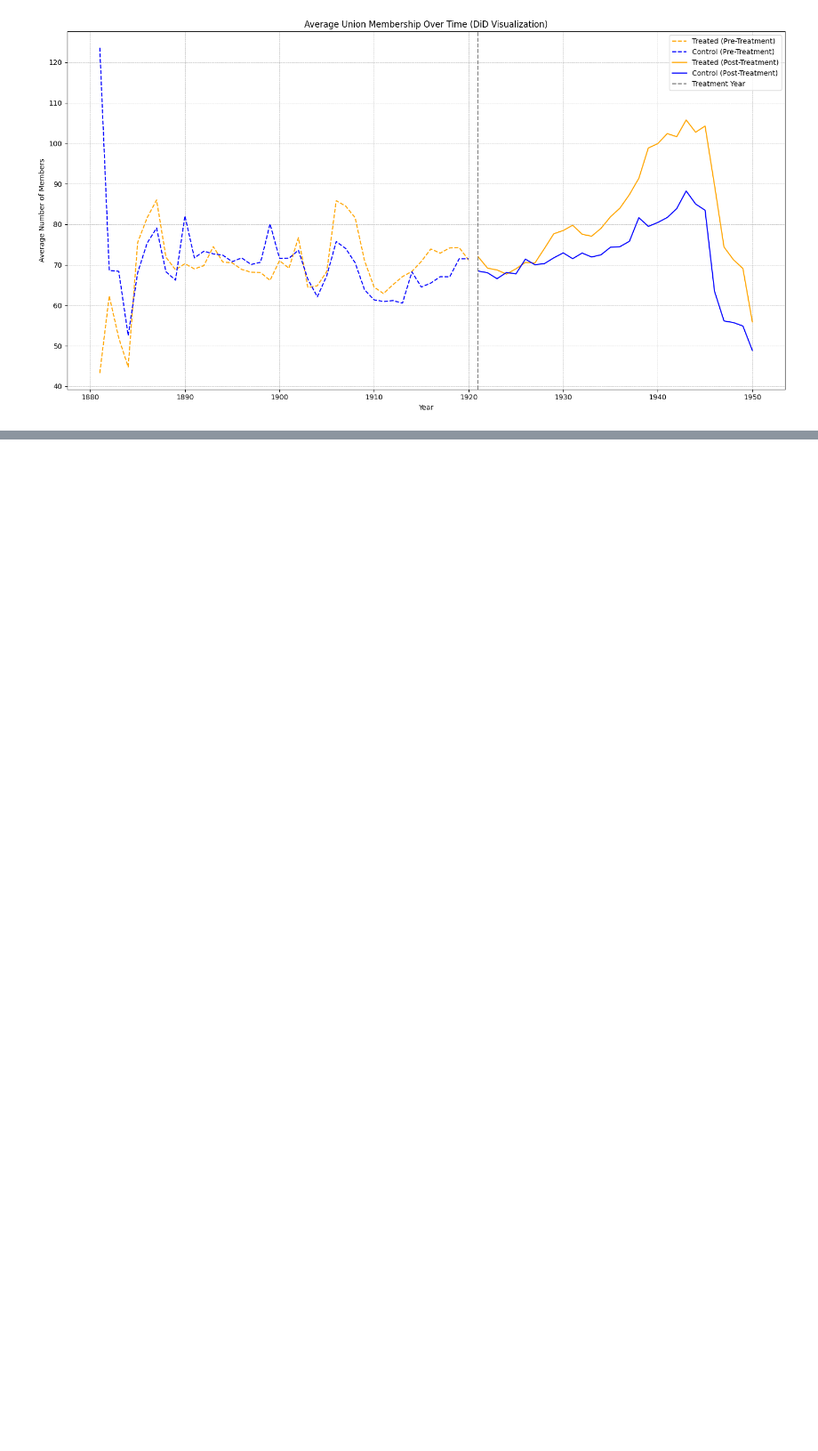
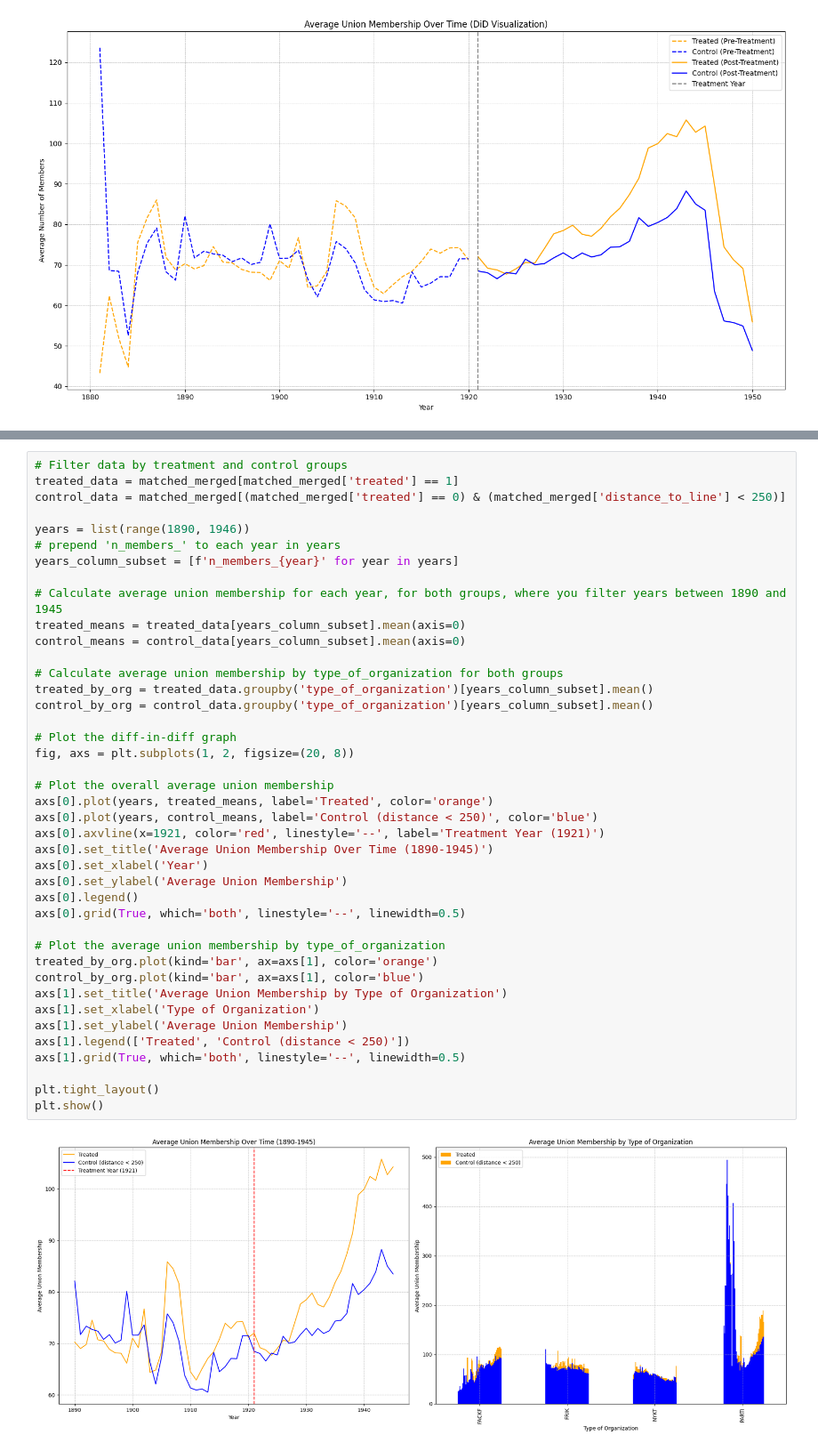
Before and after one commit to j-jayes/paper-3-analysis, a Jupyter notebook: src/01-union-density-check.ipynb, the cells around one changed output, grey strips where cells are left out. Shown at 89% size. Cells and saved outputs as stored; diff of their text form; blank space fills up the shorter version.

```diff
--- a/src/01-union-density-check.ipynb
+++ b/src/01-union-density-check.ipynb
@@ -277,0 +282,43 @@ plt.show()
+# %%
+# Filter data by treatment and control groups
+treated_data = matched_merged[matched_merged['treated'] == 1]
+control_data = matched_merged[(matched_merged['treated'] == 0) & (matched_merged['distance_to_line'] < 250)]
+
+years = list(range(1890, 1946))
+# prepend 'n_members_' to each year in years
+years_column_subset = [f'n_members_{year}' for year in years]
+
+# Calculate average union membership for each year, for both groups, where you filter years between 1890 and 1945
+treated_means = treated_data[years_column_subset].mean(axis=0)
+control_means = control_data[years_column_subset].mean(axis=0)
+
+# Calculate average union membership by type_of_organization for both groups
+treated_by_org = treated_data.groupby('type_of_organization')[years_column_subset].mean()
+control_by_org = control_data.groupby('type_of_organization')[years_column_subset].mean()
+
+# Plot the diff-in-diff graph
+fig, axs = plt.subplots(1, 2, figsize=(20, 8))
+
+# Plot the overall average union membership
+axs[0].plot(years, treated_means, label='Treated', color='orange')
+axs[0].plot(years, control_means, label='Control (distance < 250)', color='blue')
+axs[0].axvline(x=1921, color='red', linestyle='--', label='Treatment Year (1921)')
+axs[0].set_title('Average Union Membership Over Time (1890-1945)')
+axs[0].set_xlabel('Year')
+axs[0].set_ylabel('Average Union Membership')
+axs[0].legend()
+axs[0].grid(True, which='both', linestyle='--', linewidth=0.5)
+
+# Plot the average union membership by type_of_organization
+treated_by_org.plot(kind='bar', ax=axs[1], color='orange')
+control_by_org.plot(kind='bar', ax=axs[1], color='blue')
+axs[1].set_title('Average Union Membership by Type of Organization')
+axs[1].set_xlabel('Type of Organization')
+axs[1].set_ylabel('Average Union Membership')
+axs[1].legend(['Treated', 'Control (distance < 250)'])
+axs[1].grid(True, which='both', linestyle='--', linewidth=0.5)
+
+plt.tight_layout()
+plt.show()
+# %% [output]
+[figure, added]
```
Also changed, not shown: parts of 5 cells of this notebook.
